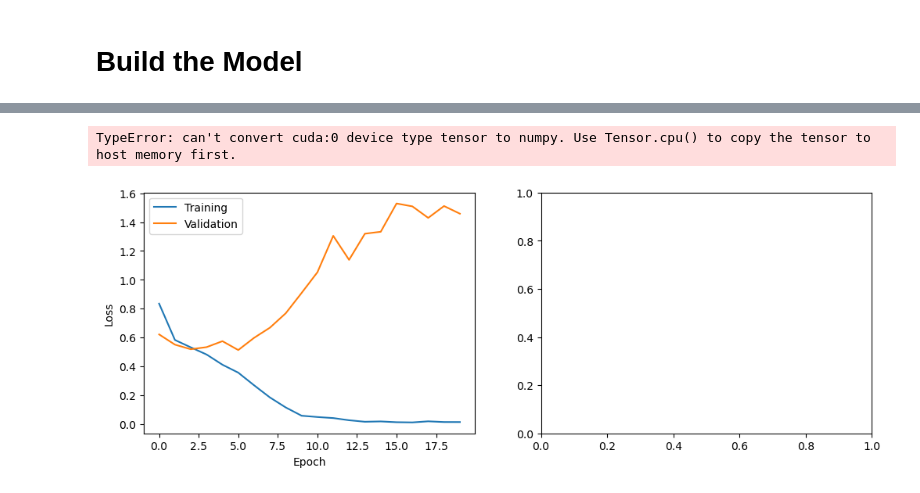
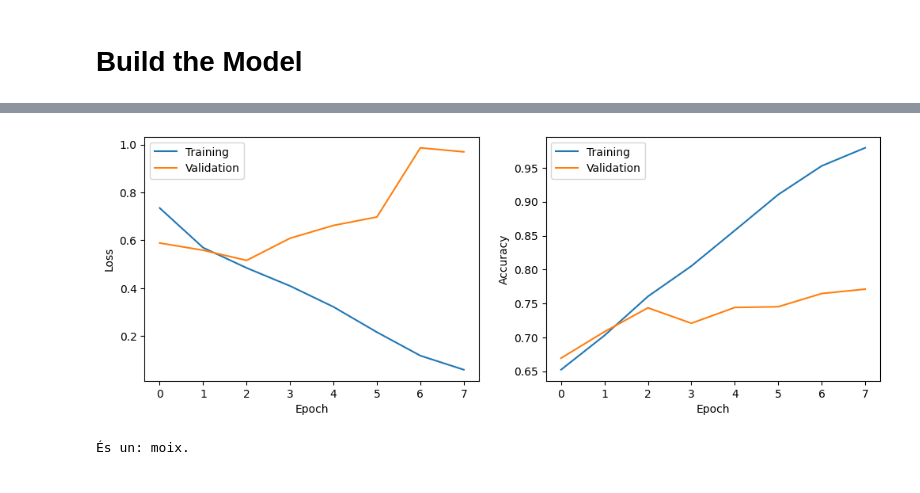
Before and after one commit to xcerdoxc/aa_2324, a Jupyter notebook: Practica2/Prac2-CNN.ipynb, the cells around one changed output, grey strips where cells are left out. Saved outputs shown, nothing was run; the diff lists cells and outputs as text; code cells hidden in the pictures.

```diff
--- a/Practica2/Prac2-CNN.ipynb
+++ b/Practica2/Prac2-CNN.ipynb
@@ -44,7 +45,7 @@ for filename in all_files:
 # %% [markdown]
 ## Carregar el Dataset
 # %%
-new_dataset = "data/pets/CNN/"
+new_dataset = "datasets/CNN/"
 
 # Define the transformations to be applied to the dataset
 transform = transforms.Compose([
@@ -148,9 +152,9 @@ model = PetCNN().to(device)
 # %%
 # training hyperparameters
-batch_size = 64
+batch_size = 32
 criterion = torch.nn.CrossEntropyLoss()
 optimizer = torch.optim.Adam(model.parameters(), lr=0.001)
-num_epochs = 20
+num_epochs = 8
 # %%
 train_loader = torch.utils.data.DataLoader(train_set, batch_size=batch_size, shuffle=True)
 val_loader = torch.utils.data.DataLoader(val_set, batch_size=batch_size, shuffle=False)
@@ -251,19 +250,43 @@ Epoch 12/20, Train Loss: 0.0404, Train Acc: 0.9856, Valid Loss: 1.3047, Valid Ac
 # %%
+# Move tensors to CPU before plotting
+#train_losses = train_losses.cpu().numpy()
+#valid_losses = valid_losses.cpu().numpy()
+#train_accs_cpu = train_accs.cpu().numpy()
+#valid_accs_cpu = valid_accs.cpu().numpy()
+
+train_accs_cpu = [acc.cpu().numpy() for acc in train_accs]
+valid_accs_cpu = [acc.cpu().numpy() for acc in valid_accs]
+
 # Plot the training and validation losses and accuracies
 plt.figure(figsize=(12, 4))
 plt.subplot(1, 2, 1)
 plt.plot(train_losses, label='Training')
 plt.plot(valid_losses, label='Validation')
 plt.xlabel('Epoch')
 plt.ylabel('Loss')
 plt.legend()
 plt.subplot(1, 2, 2)
-plt.plot(train_accs, label='Training')
-plt.plot(valid_accs, label='Validation')
+plt.plot(train_accs_cpu, label='Training')
+plt.plot(valid_accs_cpu, label='Validation')
 plt.xlabel('Epoch')
 plt.ylabel('Accuracy')
 plt.legend()
 plt.show()
 # %% [output]
-TypeError: can't convert cuda:0 device type tensor to numpy. Use Tensor.cpu() to copy the tensor to host memory first.
-[figure, old version]
+[figure, new version]
+# %%
+image_path = "images/moix.jpg"
+image = Image.open(image_path)
+input_image = transform(image).unsqueeze(0).to(device)
+
+# Make a prediction
+with torch.no_grad():
+    output = model(input_image)
+
+# Get the predicted class index
+_, predicted_class = torch.max(output, 1)
+
+# Print the predicted class
+print(f'És un: {dataset.classes[predicted_class.item()]}.')
+# %% [output]
+És un: moix.
```
Also changed, not shown: parts of 5 cells of this notebook, 5 other files.
